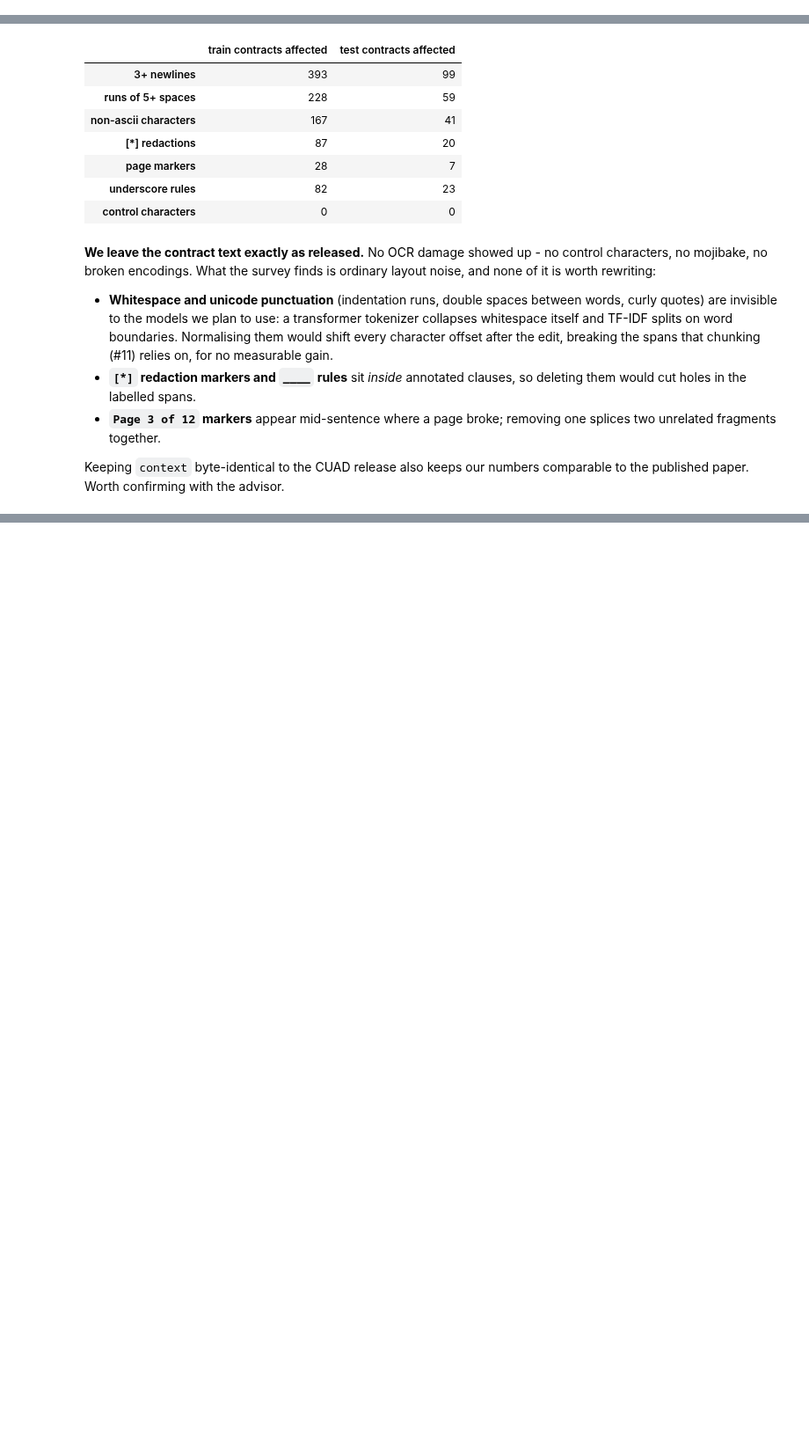
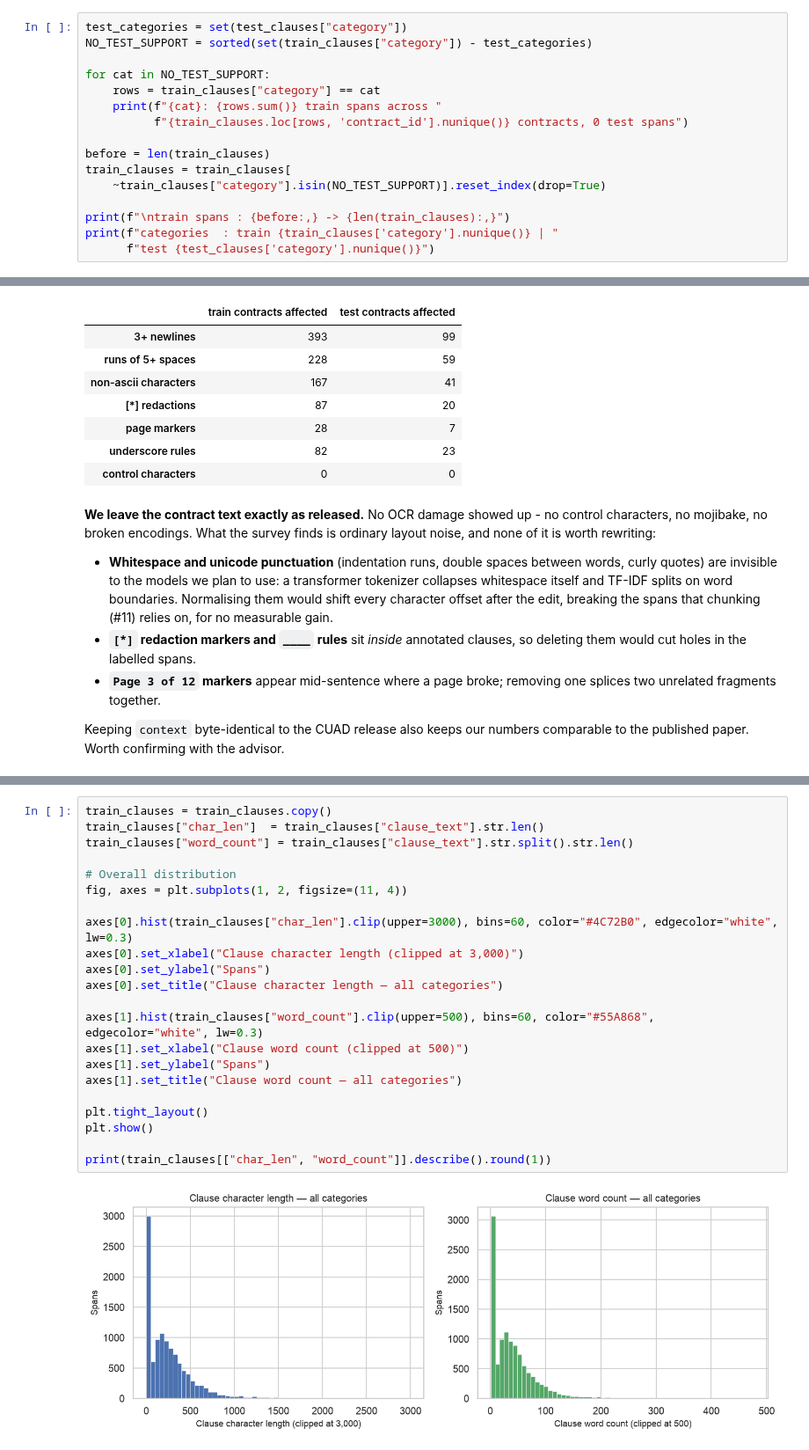
Before and after one commit to Break-Through-Tech/Accenture-1E-contract-review-challenge, a Jupyter notebook: notebooks/main.ipynb, the cells around one changed output, grey strips where cells are left out. Shown at 88% size. Cells and saved outputs as stored; diff of their text form; blank space fills up the shorter version.

```diff
--- a/notebooks/main.ipynb
+++ b/notebooks/main.ipynb
@@ -244 +289,17 @@ train: 407 contracts / 11166 spans | test: 102 contracts / 2643 spans
+# %%
+test_categories = set(test_clauses["category"])
+NO_TEST_SUPPORT = sorted(set(train_clauses["category"]) - test_categories)
+
+for cat in NO_TEST_SUPPORT:
+    rows = train_clauses["category"] == cat
+    print(f"{cat}: {rows.sum()} train spans across "
+          f"{train_clauses.loc[rows, 'contract_id'].nunique()} contracts, 0 test spans")
+
+before = len(train_clauses)
+train_clauses = train_clauses[
+    ~train_clauses["category"].isin(NO_TEST_SUPPORT)].reset_index(drop=True)
+
+print(f"\ntrain spans : {before:,} -> {len(train_clauses):,}")
+print(f"categories  : train {train_clauses['category'].nunique()} | "
+      f"test {test_clauses['category'].nunique()}")
 # %% [markdown]
@@ -332,0 +624,24 @@ Final: 407 train contracts / 11,166 spans, 102 test contracts / 2,643 spans.
+# %%
+train_clauses = train_clauses.copy()
+train_clauses["char_len"]  = train_clauses["clause_text"].str.len()
+train_clauses["word_count"] = train_clauses["clause_text"].str.split().str.len()
+
+# Overall distribution
+fig, axes = plt.subplots(1, 2, figsize=(11, 4))
+
+axes[0].hist(train_clauses["char_len"].clip(upper=3000), bins=60, color="#4C72B0", edgecolor="white", lw=0.3)
+axes[0].set_xlabel("Clause character length (clipped at 3,000)")
+axes[0].set_ylabel("Spans")
+axes[0].set_title("Clause character length — all categories")
+
+axes[1].hist(train_clauses["word_count"].clip(upper=500), bins=60, color="#55A868", edgecolor="white", lw=0.3)
+axes[1].set_xlabel("Clause word count (clipped at 500)")
+axes[1].set_ylabel("Spans")
+axes[1].set_title("Clause word count — all categories")
+
+plt.tight_layout()
+plt.show()
+
+print(train_clauses[["char_len", "word_count"]].describe().round(1))
+# %% [output]
+[figure, added]
```
Also changed, not shown: parts of 100 cells of this notebook, 4 other files.
